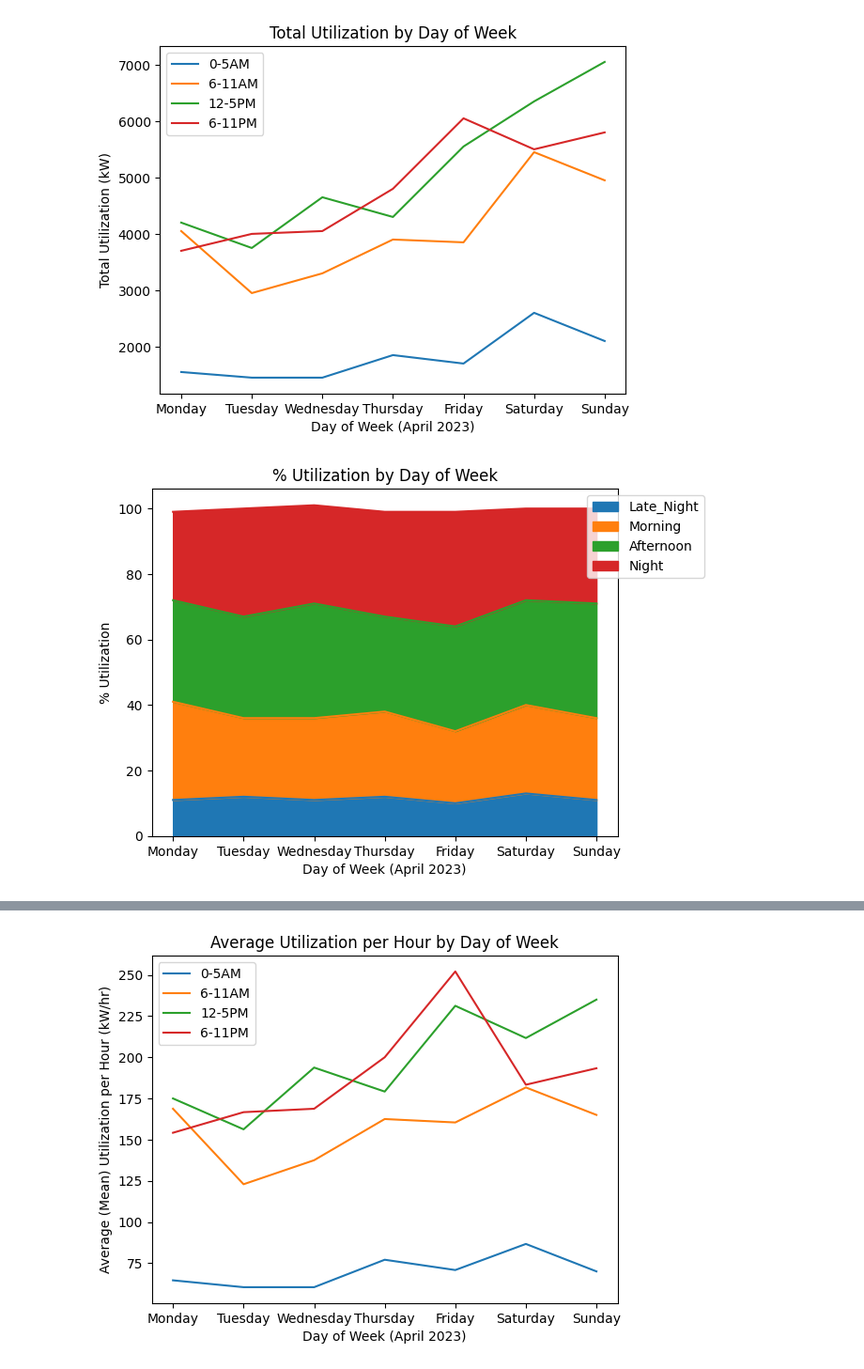
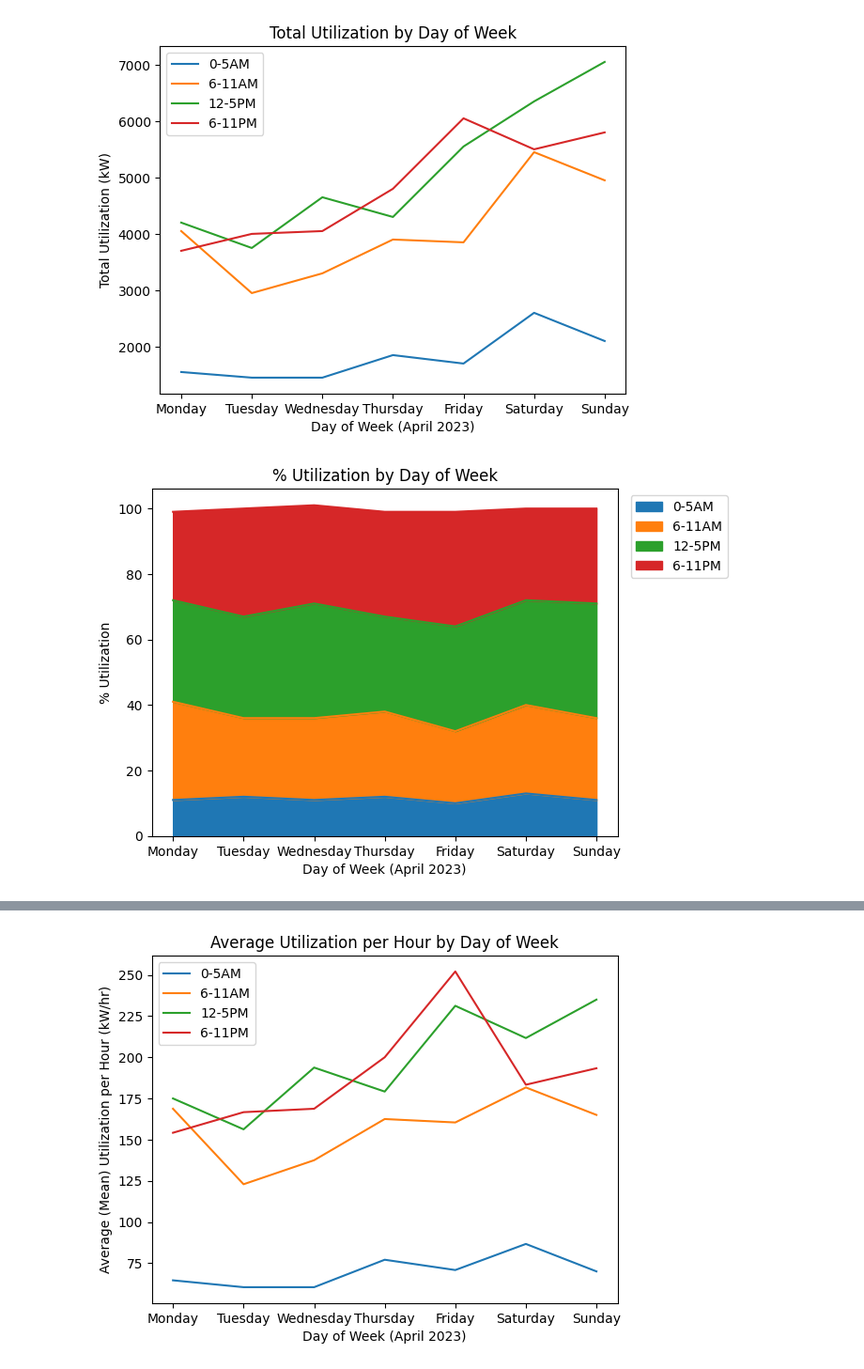
Before and after one commit to jnerurkar/ChargeZoneApr2023, a Jupyter notebook: Charge Zone Project.ipynb, the cells around one changed output, grey strips where cells are left out. Shown at 94% size. Saved outputs shown, nothing was run; the diff lists cells and outputs as text; code cells hidden in the pictures.

```diff
--- a/Charge Zone Project.ipynb
+++ b/Charge Zone Project.ipynb
@@ -338,10 +339,11 @@ mp.show()
 [figure]
 # %%
 pivot4b = pivot4a.div(pivot4a.sum(axis=1), axis=0).round(2)
+pivot4b.columns = ['0-5AM','6-11AM','12-5PM','6-11PM']
 pivot4b.plot.area(stacked = True, title = '% Utilization by Day of Week', xlabel = 'Day of Week (April 2023)', ylabel = '% Utilization')
 mp.yticks(np.arange(0, 1.1, step=0.2), ('0','20','40','60','80','100'))
-mp.legend(title = '', loc = 1, bbox_to_anchor=(1.2, 1.0))
-mp.savefig("cz_4b.jpg")
+legend4b = mp.legend(title = '', loc = 1, bbox_to_anchor=(1.25, 1.0))
+mp.savefig("cz_4b.jpg", bbox_extra_artists = (legend4b,), bbox_inches = 'tight')
 mp.show()
 # %% [output]
-[figure, old version]
+[figure, new version]
```
Also changed, not shown: parts of 13 cells of this notebook, 3 other files.
